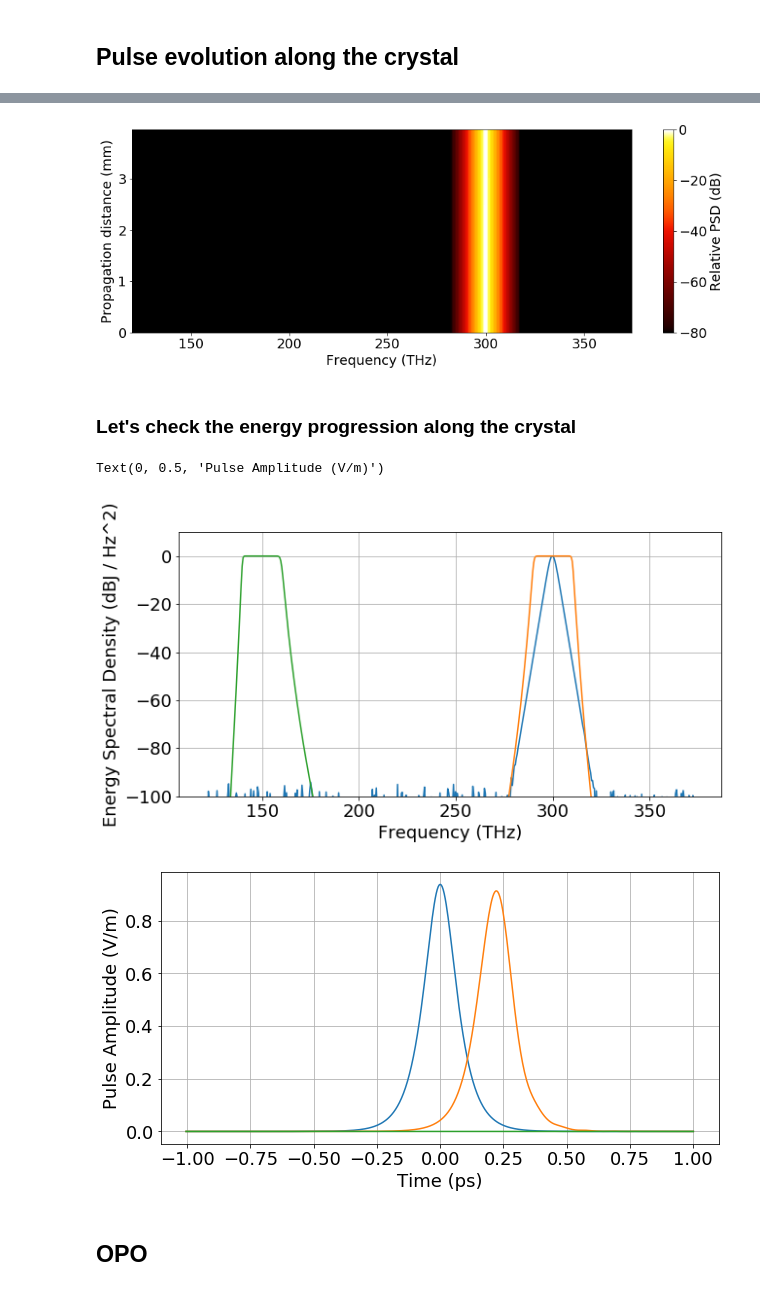
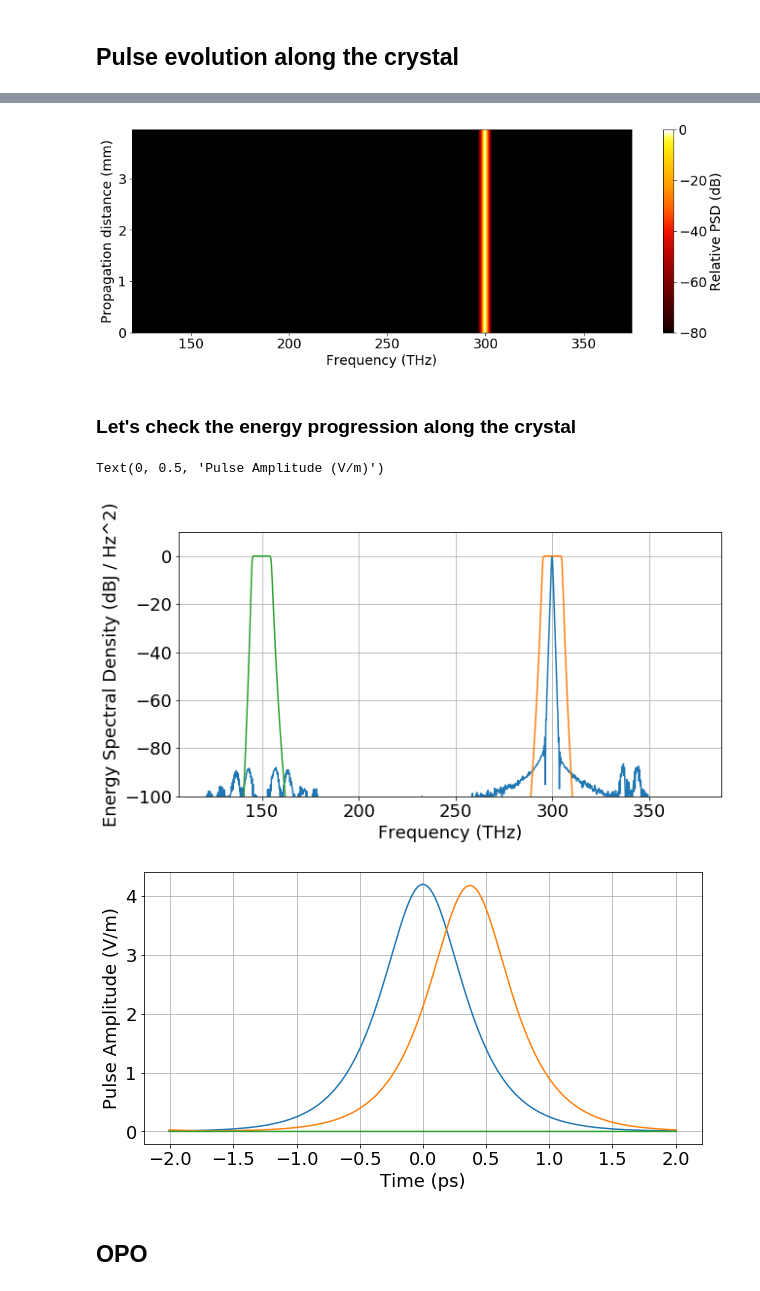
Before and after one commit to ledezmaluism/snow, a Jupyter notebook: Notebooks/OPO_try1.ipynb, the cells around one changed output, grey strips where cells are left out. Cells and saved outputs as stored; diff of their text form; code cells hidden in the pictures.

```diff
--- a/Notebooks/OPO_try1.ipynb
+++ b/Notebooks/OPO_try1.ipynb
@@ -58,7 +58,7 @@ f_min = c/(2.5*um)
 BW = f_max - f_min
 
 #Now we can create the time and frequency arrays
-NFFT = 2**9
+NFFT = 2**10
 Tmax = NFFT/BW
 dt = 1/BW
 t_start = -Tmax/2
@@ -264,10 +264,10 @@
 f0_pulse = 2*f0_ff - f_ref
 
 #Pulse width:
-tau = 100*fs
+tau = 500*fs
 
 #Peak value:
-Energy = 100*fJ
+Energy = 10*pJ
 Xpeak = np.sqrt((0.94*Energy/tau))
 
 #Noiseless pulse creation
@@ -275,7 +275,7 @@ x = pulses.sech(t, Energy, tau, f0_pulse)
 
 #Noise floor
 N_dB = 100
-Npower = np.amax(x)**2 * 10**(-N_dB/10)
+Npower = np.amax(np.abs(x))**2 * 10**(-N_dB/10)
 noise = pulses.noise(t, Npower)
 
 #Noisy pulse
@@ -391,35 +391,35 @@ cb.set_label('Relative PSD (dB)')
 plt.xlabel('Frequency (THz)')
 plt.ylabel('Propagation distance (mm)');
 # %% [output]
-[figure, old version]
+[figure, new version]
 # %% [markdown]
 ### Let's check the energy progression along the crystal
 # %%
-filter_bw = 20*THz
+filter_bw = 10*THz
 
 out_ff, h_ff = pulses.filter_signal(f_abs, fft(out_pulse), 1*f0_ff, filter_bw)
 out_sh, h_sh = pulses.filter_signal(f_abs, fft(out_pulse), 2*f0_ff, filter_bw)
 
-out_sh = ifft(fft(out_pulse)*fftshift(h_sh))
-out_ff = ifft(fft(out_pulse)*fftshift(h_ff))
+# out_sh = ifft(fft(out_pulse)*fftshift(h_sh))
+# out_ff = ifft(fft(out_pulse)*fftshift(h_ff))
 
 plt.rcParams['figure.figsize'] = [10, 5]
 ax1 = pulses.plot_ESD_dB_absfreq(t, out_pulse, f_ref)
-ax1.plot(fftshift(f+f_ref)*1e-12, 20*np.log10(abs(h_sh + 1e-20)));
-ax1.plot(fftshift(f+f_ref)*1e-12, 20*np.log10(abs(h_ff + 1e-20)))
+ax1.plot(fftshift(f_abs)*1e-12, 20*np.log10(abs(h_sh + 1e-20)));
+ax1.plot(fftshift(f_abs)*1e-12, 20*np.log10(abs(h_ff + 1e-20)))
 ax1.set_ylim([-100,10])
 # ax1.set_xlim([150, 500])
 
 plt.rcParams['figure.figsize'] = [10, 5]
 ax1 = pulse.plot_mag()
 ax1 = pulses.plot_mag(t, out_sh, ax=ax1)
 ax1 = pulses.plot_mag(t, out_ff, ax=ax1)
 ax1.set_ylabel('Pulse Amplitude (V/m)')
 # ax1.set_xlim([-1, 1])
 # %% [output]
 Text(0, 0.5, 'Pulse Amplitude (V/m)')
-[figure, old version]
+[figure, new version]
-[figure, old version]
+[figure, new version]
 # %% [markdown]
 ## OPO
 # %%
```
Also changed, not shown: parts of 13 cells of this notebook.
